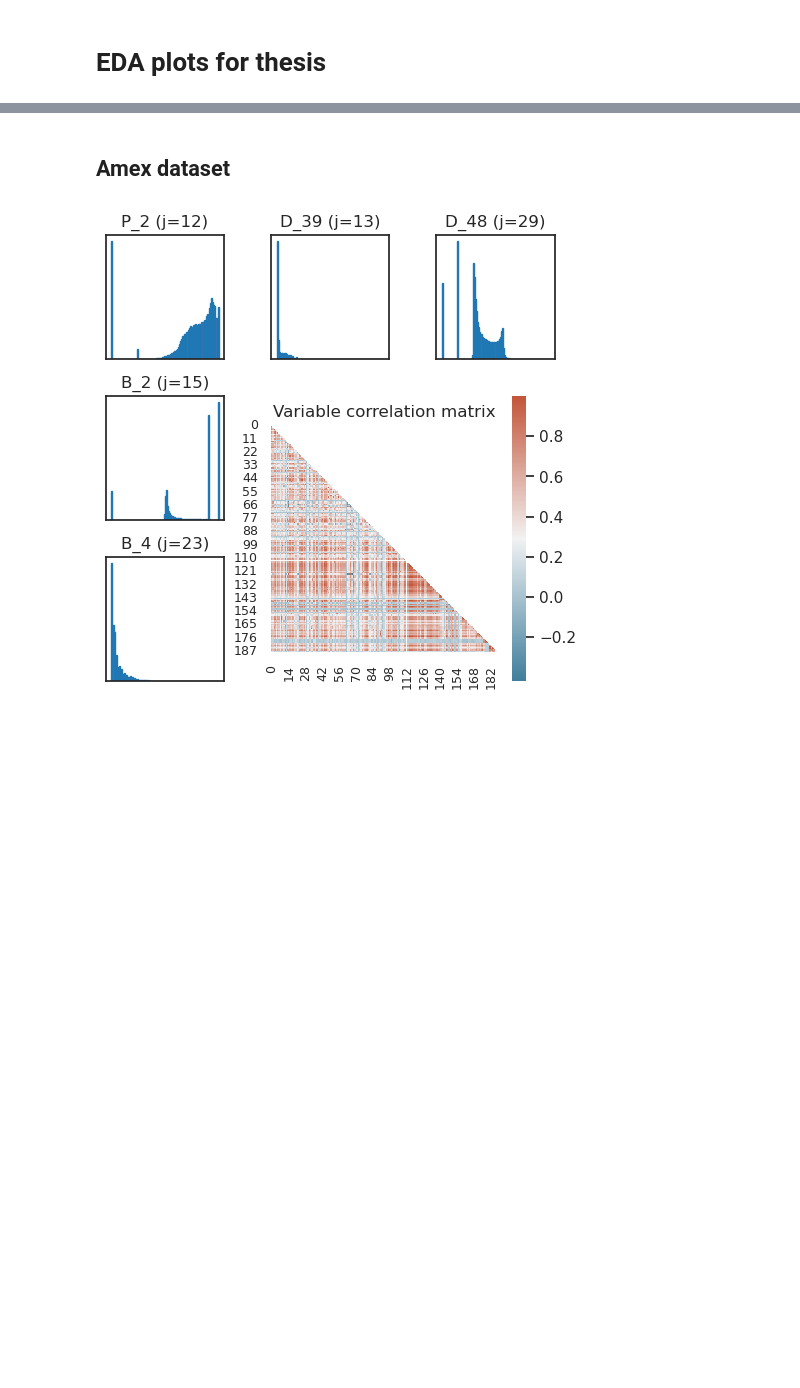
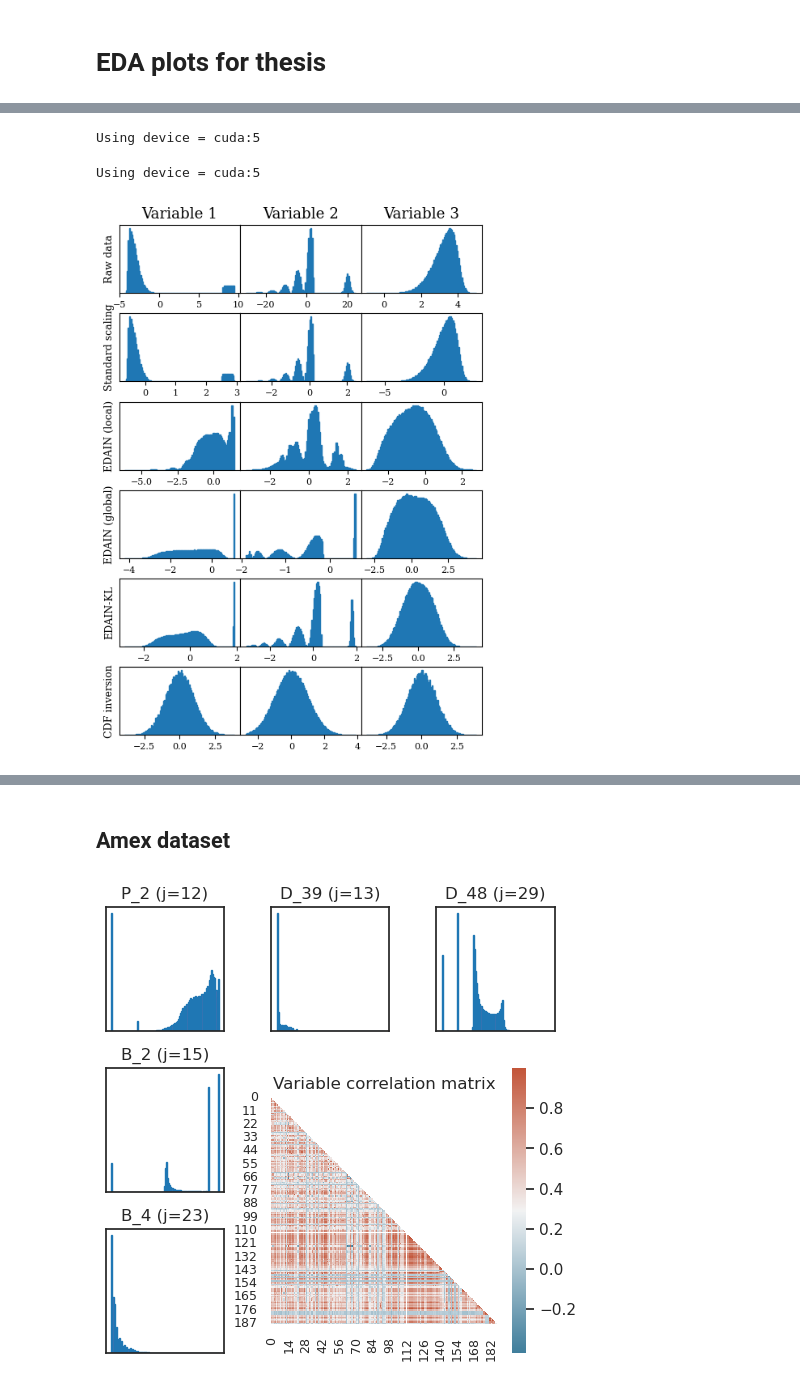
Before and after one commit to marcusGH/edain_paper, a Jupyter notebook: notebooks/eda_plots.ipynb, the cells around one changed output, grey strips where cells are left out. Cells and saved outputs as stored; diff of their text form; code cells hidden in the pictures; blank space fills up the shorter version.

Commit message:
Start experiment on synthetic data, Add synthetic data example plots

```diff
--- a/notebooks/eda_plots.ipynb
+++ b/notebooks/eda_plots.ipynb
@@ -28,0 +200,2 @@ with open(os.path.join("..", "src", "experiments", "configs", "experiment-config
+# %%
+inverse_scaler = evaluate_model([(X_raw, y_raw)], preprocess_init_fn=lambda : UndoCorruptionTimeSeries([f1, f2, f3], 10), return_model=True)
@@ -28,0 +239,41 @@ with open(os.path.join("..", "src", "experiments", "configs", "experiment-config
+# %%
+edain_global_init_fn = lambda : AdaptiveGRUNet(
+    EDAIN_Layer(
+        input_dim=3,
+        invert_bijector=False,
+        outlier_removal_residual_connection=True,
+        batch_aware=False,
+        init_sigma=0.000001,
+        outlier_removal_mode='exp',
+    ), 3, 32, 2, 2, 0, 10, dim_first=False)
+edain_global, z_score_global = evaluate_model([(X_raw, y_raw)], preprocess_init_fn=lambda : StandardScalerTimeSeries(10), model_init_fn=edain_global_init_fn, return_model=True)
+# %% [output]
+Using device = cuda:5
+# %%
+edain_kl_preprocess = evaluate_model([(X_raw, y_raw)], preprocess_init_fn=lambda : EDAINScalerTimeSeriesDecorator(StandardScalerTimeSeries(10), 10, 3,
+        bijector_kwargs={
+            'init_sigma' : 0.0001,
+            'eps' : 0.00001,
+            'batch_aware' : False,
+            'outlier_removal_mode' : 'exp',
+        },
+        bijector_fit_kwargs={
+            'device' : DEV,
+            'scale_lr' : 10,
+            'shift_lr' : 10,
+            'outlier_lr' : 10.0,
+            'power_lr' : 10.0,
+            'batch_size' : 1024,
+            'milestones' : [4, 8],
+            'num_epochs' : 20,
+            'num_fits' : 1,
+            'base_lr': 1e-3,
+        }), return_model=True)
+# %% [output]
+Using device = cuda:5
+# %%
+X_local = edain_local.preprocess(torch.tensor(X_raw).to(DEV)).cpu().detach().numpy()
+X_global = edain_global.preprocess(torch.tensor(z_score_global.transform(X_raw)).to(DEV)).cpu().detach().numpy()
+X_edain_kl = edain_kl_preprocess.transform(X_raw)
+X_ss = z_score.transform(X_raw)
+X_invert = inverse_scaler.transform(X_raw)
@@ -28,0 +283,27 @@ with open(os.path.join("..", "src", "experiments", "configs", "experiment-config
+# %%
+from src.lib.plotting import get_figsize, save_plot, update_plot_params
+
+update_plot_params(**{"text.usetex":False})
+
+methods = [X_raw, X_ss, X_local, X_global, X_edain_kl, X_invert]
+meth_names = ["Raw data", "Standard scaling", "EDAIN (local)", "EDAIN (global)", "EDAIN-KL", "CDF inversion"]
+
+fig, axs = plt.subplots(nrows=6, ncols=3, figsize=get_figsize(height_width_ratio=np.sqrt(2)))
+# variable names
+axs[0, 0].set_title("Variable 1")
+axs[0, 1].set_title("Variable 2")
+axs[0, 2].set_title("Variable 3")
+
+# plot all the histograms
+for i, (Xs, lab) in enumerate(zip(methods, meth_names)):
+    axs[i, 0].set_ylabel(lab)
+    for j in range(3):
+        axs[i, j].set_yticks([])
+    axs[i, 0].hist(Xs[:, :, 0].reshape((-1, 1)), bins=100, density=True, edgecolor='tab:blue')
+    axs[i, 1].hist(Xs[:, :, 1].reshape((-1, 1)), bins=100, density=True, edgecolor='tab:blue')
+    axs[i, 2].hist(Xs[:, :, 2].reshape((-1, 1)), bins=100, density=True, edgecolor='tab:blue')
+plt.subplots_adjust(wspace=0, hspace=0.3)
+save_plot(fig, "synthetic_data_example_transformations")
+# plt.show()
+# %% [output]
+[figure, added]
```
Also changed, not shown: parts of 11 cells of this notebook, 2 other files.
